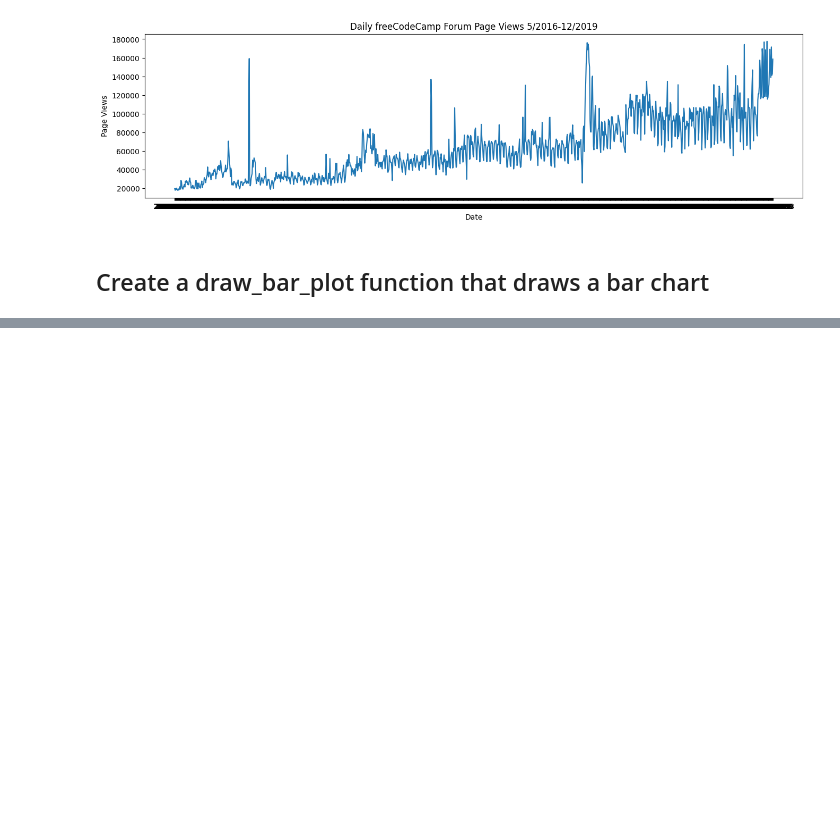
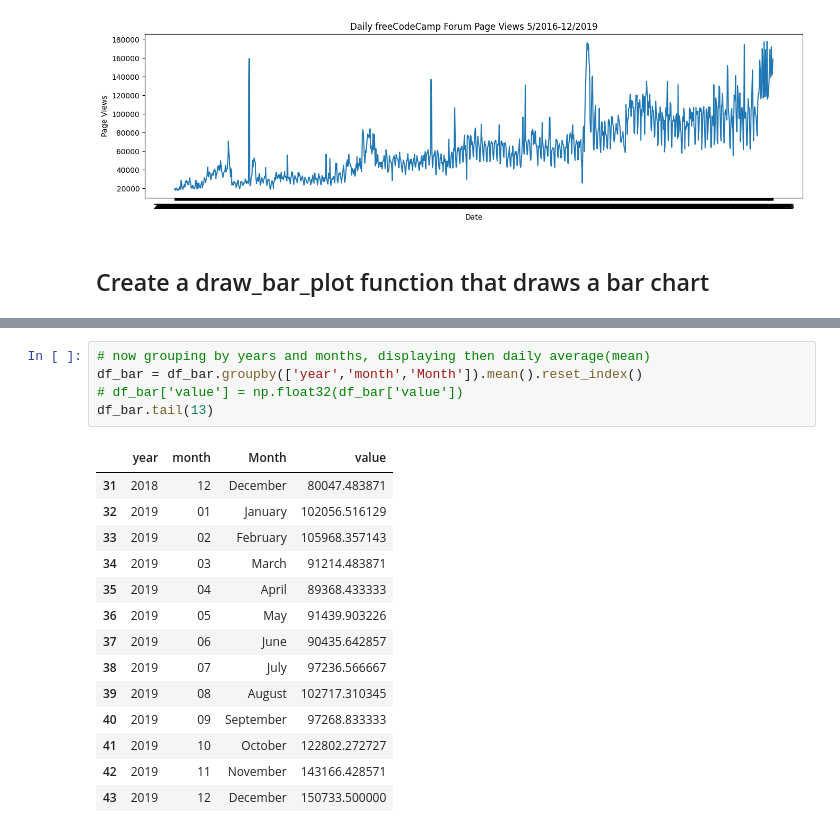
Before and after one commit to lemilosm/boilerplate-page-view-time-series-visualizer, a Jupyter notebook: testing.ipynb, the cells around one changed output, grey strips where cells are left out. Drawn from its saved outputs; the diff is of its cells as text; blank space fills up the shorter version.

```diff
--- a/testing.ipynb
+++ b/testing.ipynb
@@ -248,0 +277,20 @@ plt.show()
+# %%
+# now grouping by years and months, displaying then daily average(mean)
+df_bar = df_bar.groupby(['year','month','Month']).mean().reset_index()
+# df_bar['value'] = np.float32(df_bar['value'])
+df_bar.tail(13)
+# %% [output]
+|  | year | month | Month | value |
+| 31 | 2018 | 12 | December | 80047.483871 |
+| 32 | 2019 | 01 | January | 102056.516129 |
+| 33 | 2019 | 02 | February | 105968.357143 |
+| 34 | 2019 | 03 | March | 91214.483871 |
+| 35 | 2019 | 04 | April | 89368.433333 |
+| 36 | 2019 | 05 | May | 91439.903226 |
+| 37 | 2019 | 06 | June | 90435.642857 |
+| 38 | 2019 | 07 | July | 97236.566667 |
+| 39 | 2019 | 08 | August | 102717.310345 |
+| 40 | 2019 | 09 | September | 97268.833333 |
+| 41 | 2019 | 10 | October | 122802.272727 |
+| 42 | 2019 | 11 | November | 143166.428571 |
+| 43 | 2019 | 12 | December | 150733.500000 |
```
Also changed, not shown: parts of 15 cells of this notebook, 3 other files.
